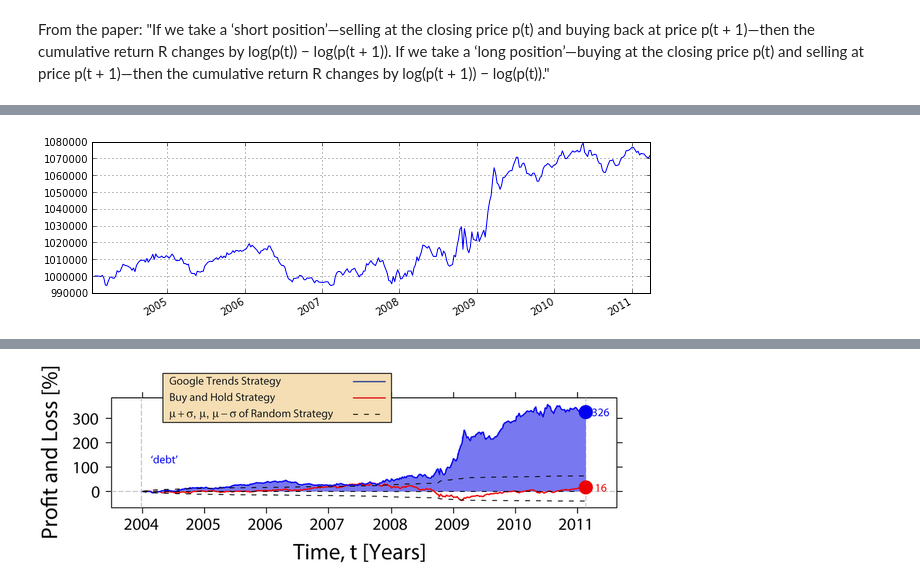
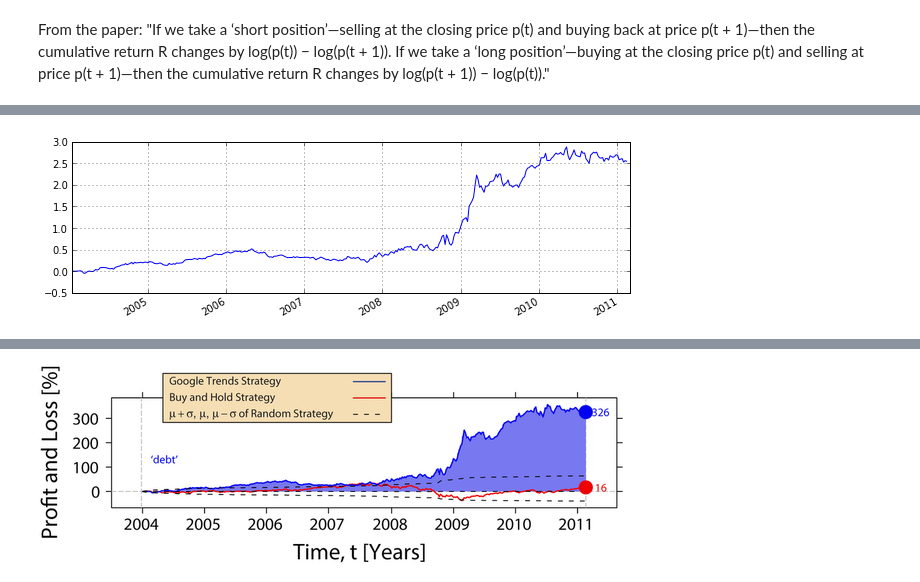
Before and after one commit to twiecki/replicate_google_trends, a Jupyter notebook: goog_repl.ipynb, the cells around one changed output, grey strips where cells are left out. Saved outputs shown, nothing was run; the diff lists cells and outputs as text; code cells hidden in the pictures.

```diff
--- a/goog_repl.ipynb
+++ b/goog_repl.ipynb
@@ -95,6 +80,11 @@ and
 "We implement this strategy by selling the DJIA at the closing price p(t) on the first trading day of week t, if Δn(t − 1, Δt) > 0, and buying the DJIA at price p(t + 1) at the end of the first trading day of the following week. [...]. If instead Δn(t − 1, Δt) < 0, then we buy the DJIA at the closing price p(t) on the first trading day of week t and sell the DJIA at price p(t + 1) at the end of the first trading day of the coming week."
 # %%
 data['order'] = 0
-data['order'][data.debt.shift(1) > data.rolling_mean.shift(2)] = -1 # Shorting if cross-over
-data['order'][data.debt.shift(1) < data.rolling_mean.shift(2)] = 1 # Buying otherwise.
+data['order'][data.debt > data.rolling_mean.shift(1)] = -1 # Shorting if cross-over
+data['order'][data.debt < data.rolling_mean.shift(1)] = 1 # Buying otherwise.
 data['order'].ix[:delta_t] = 0
+
+data['order_preis'] = 1
+data['order_preis'][data.debt_preis > data.rolling_mean_preis] = -1 # Shorting if cross-over
+data['order_preis'][data.debt_preis < data.rolling_mean_preis] = 1 # Buying otherwise.
+data['order_preis'].ix[:delta_t] = 0
@@ -103,5 +90,0 @@ Generate the same signals but with look-ahead bias where we are using the curren
-# %%
-data['order_bias'] = 0
-data['order_bias'][data.debt > data.rolling_mean.shift(1)] = -1 # Shorting if cross-over
-data['order_bias'][data.debt < data.rolling_mean.shift(1)] = 1 # Buying otherwise.
-data['order_bias'].ix[:delta_t] = 0
@@ -129,14 +115,3 @@ HTML(data.head(20).to_html())
 # %% [markdown]
 From the paper:
 "If we take a ‘short position’—selling at the closing price p(t) and buying back at price p(t + 1)—then the cumulative return R changes by log(p(t)) − log(p(t + 1)). If we take a ‘long position’—buying at the closing price p(t) and selling at price p(t + 1)—then the cumulative return R changes by log(p(t + 1)) − log(p(t))."
-# %%
-initial_capital = 1000000 # US Dollars
-single_trade_capital = 100000 # US Dollars
-data['shares_traded'] = single_trade_capital / data.dija
-# I think the signs should actually be reversed here...
-data['pnl'] = data.dija * data.shares_traded * data.order - data.dija.shift(1) * data.shares_traded * data.order
-data['log_returns'] = data.order * np.log(data.dija) - data.order * np.log(data.dija.shift(1))
-data['log_returns_sp'] = data.order * np.log(data.sp500) - data.order * np.log(data.sp500.shift(1))
-data['log_returns_bias'] = data.order_bias * np.log(data.dija) - data.order_bias * np.log(data.dija.shift(1))
-
-HTML(data.head(20).to_html())
@@ -161,6 +118,12 @@ HTML(data.head(20).to_html())
+# %%
+# Compute log returns using djia and debt search volume from Preis et al.
+data['log_returns'] = data.order_preis * np.log(data.djia_preis.shift(-1)) - data.order_preis * np.log(data.djia_preis)
+# Compute log returns using S&P500.
+data['log_returns_sp'] = data.order_preis * np.log(data.sp500.shift(-1)) - data.order_preis * np.log(data.sp500)
+# Compute log returns using debt search volume recently extracted from trends
+data['log_returns_new_data'] = data.order * np.log(data.djia_preis.shift(-1)) - data.order * np.log(data.djia_preis)
 # %%
 plt.figsize(10, 3)
-bankroll = (initial_capital + data.pnl.cumsum())
-bankroll.plot();
+(np.exp(data.log_returns.cumsum()) - 1).plot();
 # %% [output]
-[figure, old version]
+[figure, new version]
```
Also changed, not shown: parts of 21 cells of this notebook.
